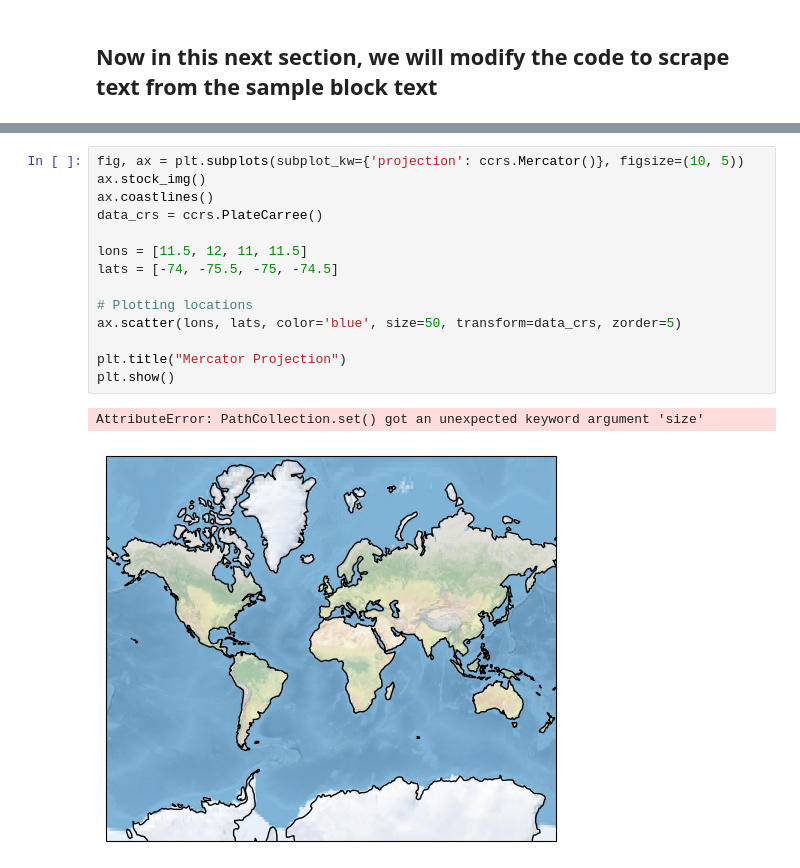
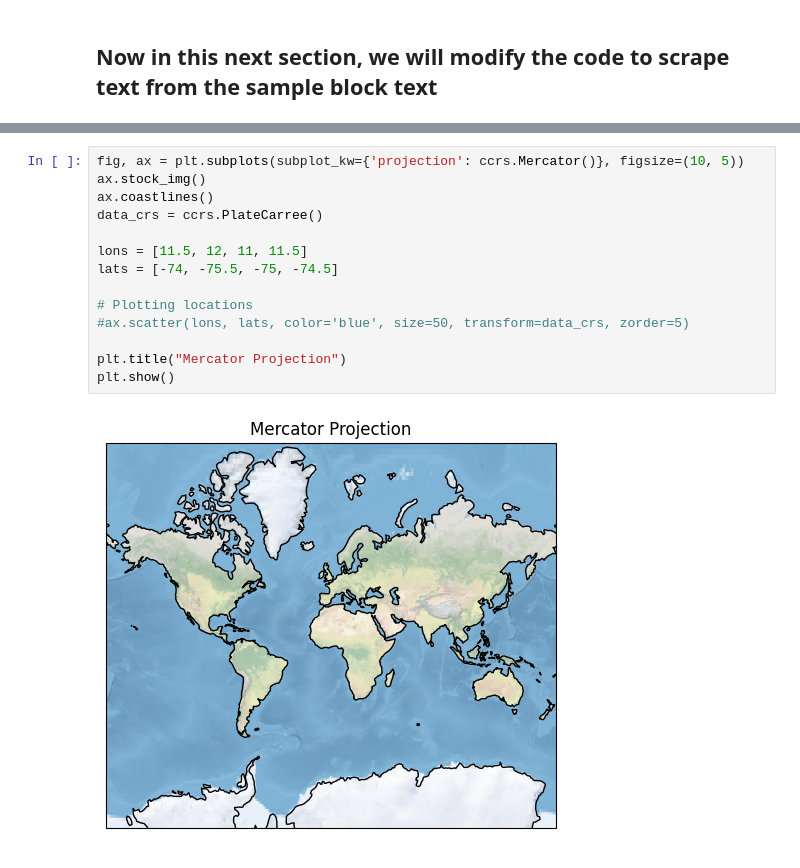
Before and after one commit to mumano/TC_watches_warnings, a Jupyter notebook: lapentaworkspace.ipynb, the cells around one changed output, grey strips where cells are left out. Drawn from its saved outputs; the diff is of its cells as text.

```diff
--- a/lapentaworkspace.ipynb
+++ b/lapentaworkspace.ipynb
@@ -759,17 +781,16 @@ ax.set_extent([-170, -10, 0, 25])
 # %%
 fig, ax = plt.subplots(subplot_kw={'projection': ccrs.Mercator()}, figsize=(10, 5))
 ax.stock_img()
 ax.coastlines()
 data_crs = ccrs.PlateCarree()
 
 lons = [11.5, 12, 11, 11.5]
 lats = [-74, -75.5, -75, -74.5]
 
 # Plotting locations
-ax.scatter(lons, lats, color='blue', size=50, transform=data_crs, zorder=5)
+#ax.scatter(lons, lats, color='blue', size=50, transform=data_crs, zorder=5)
 
 plt.title("Mercator Projection")
 plt.show()
 # %% [output]
-AttributeError: PathCollection.set() got an unexpected keyword argument 'size'
-[figure, old version]
+[figure, new version]
```
Also changed, not shown: parts of 4 cells of this notebook.
